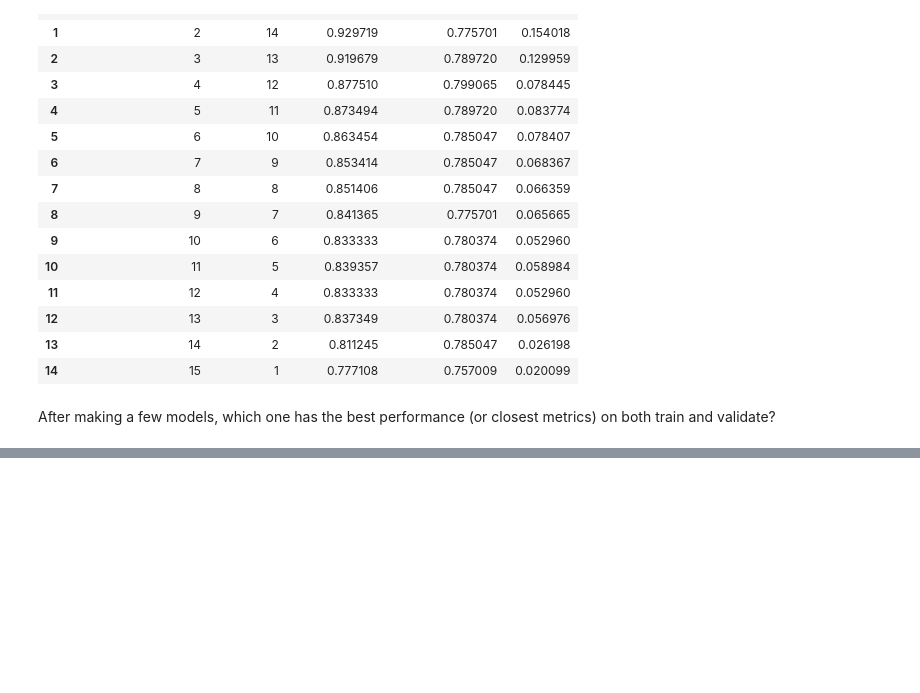
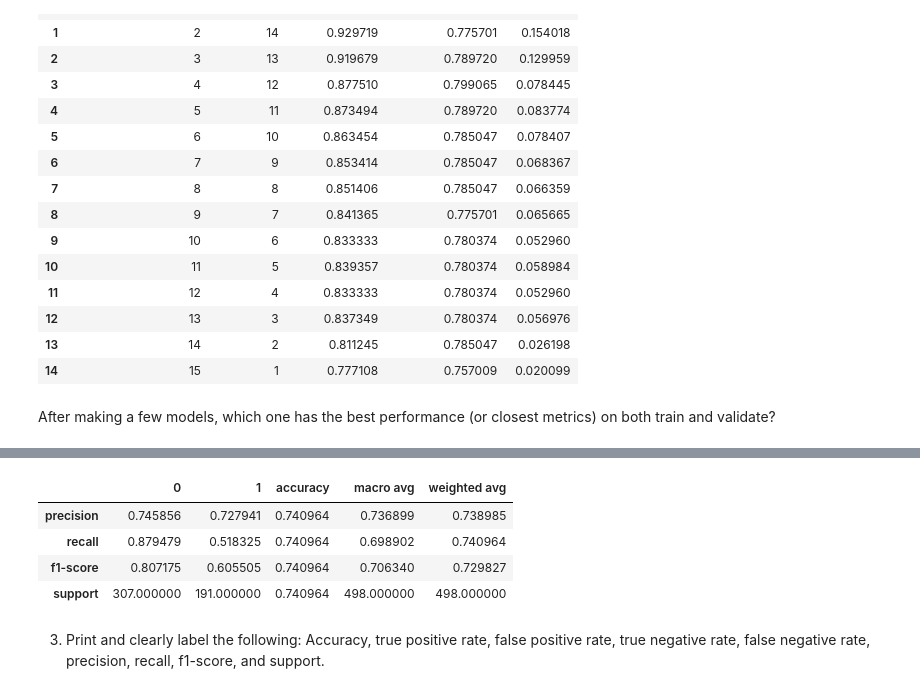
Before and after one commit to chloerwhitaker/classification-exercises, a Jupyter notebook: model.ipynb, the cells around one changed output, grey strips where cells are left out. Drawn from its saved outputs; the diff is of its cells as text; code cells hidden in the pictures; blank space fills up the shorter version.

```diff
--- a/model.ipynb
+++ b/model.ipynb
@@ -693,0 +697,4 @@ After making a few models, which one has the best performance (or closest metric
+# %%
+knn = KNeighborsClassifier(n_neighbors=5, weights='uniform')
+# %%
+knn.fit(X_train, y_train)
@@ -693,0 +741,10 @@ After making a few models, which one has the best performance (or closest metric
+# %%
+pd.DataFrame(classification_report(y_train, y_pred, output_dict=True))
+# %% [output]
+|  | 0 | 1 | accuracy | macro avg | weighted avg |
+| precision | 0.745856 | 0.727941 | 0.740964 | 0.736899 | 0.738985 |
+| recall | 0.879479 | 0.518325 | 0.740964 | 0.698902 | 0.740964 |
+| f1-score | 0.807175 | 0.605505 | 0.740964 | 0.706340 | 0.729827 |
+| support | 307.000000 | 191.000000 | 0.740964 | 498.000000 | 498.000000 |
+# %% [markdown]
+3. Print and clearly label the following: Accuracy, true positive rate, false positive rate, true negative rate, false negative rate, precision, recall, f1-score, and support.
```
Also changed, not shown: parts of 29 cells of this notebook.
